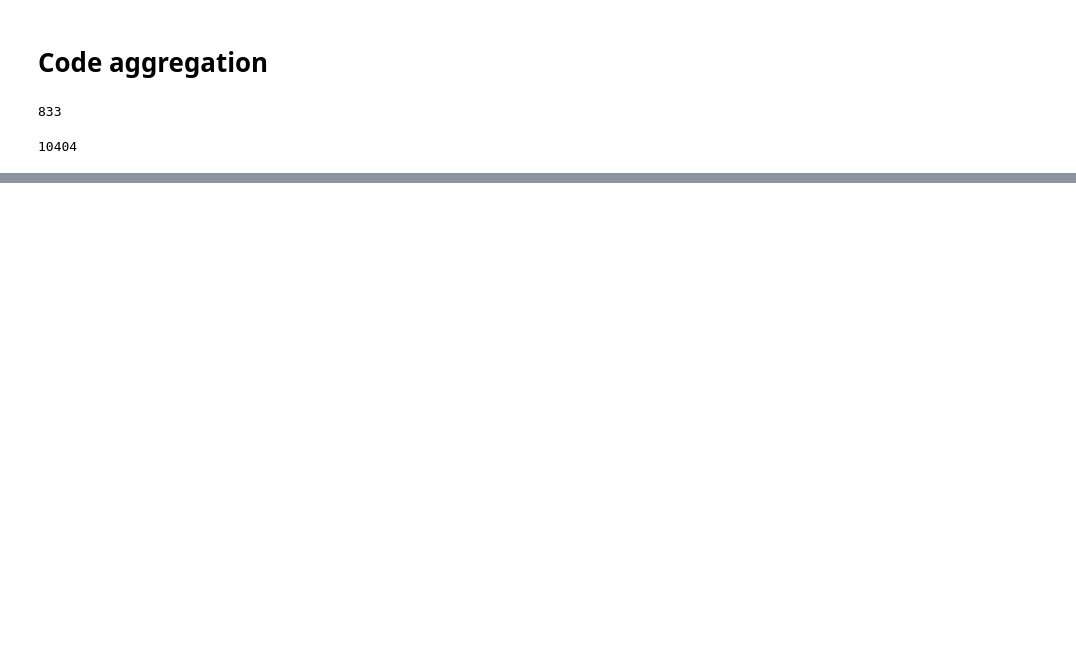
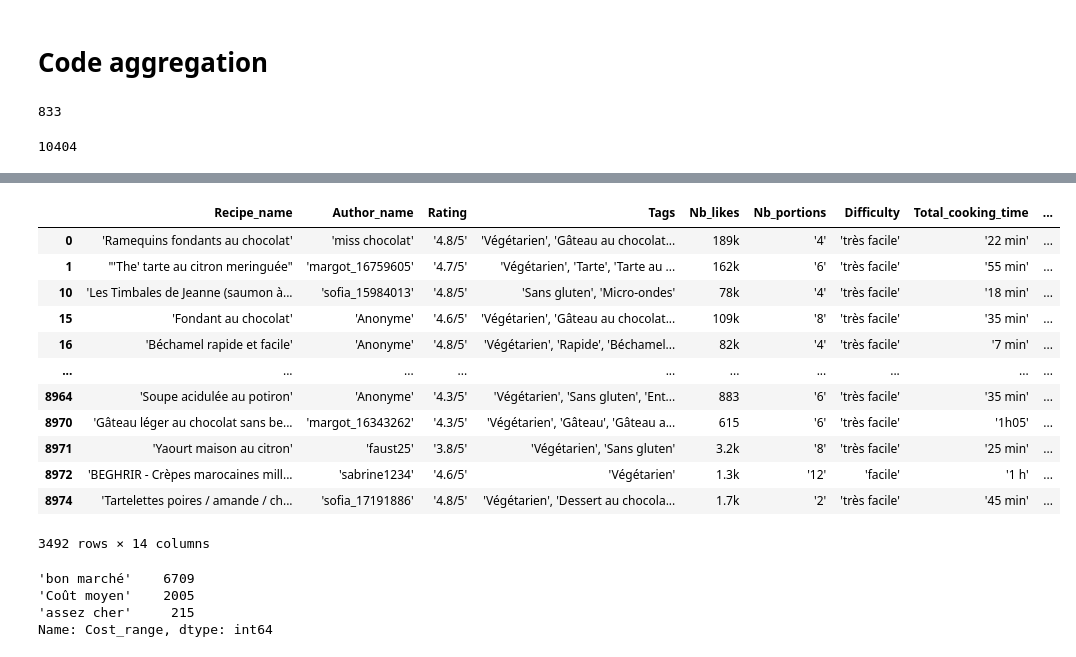
Before and after one commit to srosamont/Projects_Ironhack, a Jupyter notebook: web_scraping/Web_scrap_mamiton.ipynb, the cells around one changed output, grey strips where cells are left out. Saved outputs shown, nothing was run; the diff lists cells and outputs as text; code cells hidden in the pictures; blank space fills up the shorter version.

Commit message:
cleaning

```diff
--- a/web_scraping/Web_scrap_mamiton.ipynb
+++ b/web_scraping/Web_scrap_mamiton.ipynb
@@ -177,0 +159,2 @@ df
+# %%
+data.Difficulty=data.Difficulty.str.replace('trÃ¨s facile','très facile')
@@ -177,0 +169,13 @@ df
+# %%
+#cleaning cooking time columns
+data.Preparation_time=data.Preparation_time.map(lambda x: re.sub(r'\\xa0:|\\t*','',x.replace('Préparation','')))
+data.Cooking_time=data.Cooking_time.map(lambda x: re.sub(r'\\xa0:|\\t*|\\n*','',x.replace('Cuisson','')))
+data.Cooking_time=data.Cooking_time.str.replace('nn','')
+data.Total_cooking_time=data.Total_cooking_time.map(lambda x: re.sub(r'\\xa0:|\\t*|\\n*','',x.replace('Temps Total : ','')))
+# %%
+# cleaning List of Ingredients column
+data.List_of_ingredients=data.List_of_ingredients.map(lambda x: re.sub(r'(\W&\S)|\\n*','',x))
+# %%
+# cleaning recipe text
+data.Recipe_description=data.Recipe_description.map(lambda x: re.sub(r'\\n{2}|\\t{3}','',x))
+data.Recipe_description.str.replace('\t\t','')
@@ -177,0 +232,23 @@ df
+# %%
+data[data.List_of_ingredients.str.lower().str.contains('soupe')]
+# %% [output]
+|  | Recipe_name | Author_name | Rating | Tags | Nb_likes | Nb_portions | Difficulty | Total_cooking_time | ... |
+| 0 | 'Ramequins fondants au chocolat' | 'miss chocolat' | '4.8/5' | 'Végétarien', 'Gâteau au chocolat... | 189k | '4' | 'très facile' | '22 min' | ... |
+| 1 | "'The' tarte au citron meringuée" | 'margot_16759605' | '4.7/5' | 'Végétarien', 'Tarte', 'Tarte au ... | 162k | '6' | 'très facile' | '55 min' | ... |
+| 10 | 'Les Timbales de Jeanne (saumon à... | 'sofia_15984013' | '4.8/5' | 'Sans gluten', 'Micro-ondes' | 78k | '4' | 'très facile' | '18 min' | ... |
+| 15 | 'Fondant au chocolat' | 'Anonyme' | '4.6/5' | 'Végétarien', 'Gâteau au chocolat... | 109k | '8' | 'très facile' | '35 min' | ... |
+| 16 | 'Béchamel rapide et facile' | 'Anonyme' | '4.8/5' | 'Végétarien', 'Rapide', 'Béchamel... | 82k | '4' | 'très facile' | '7 min' | ... |
+| ... | ... | ... | ... | ... | ... | ... | ... | ... | ... |
+| 8964 | 'Soupe acidulée au potiron' | 'Anonyme' | '4.3/5' | 'Végétarien', 'Sans gluten', 'Ent... | 883 | '6' | 'très facile' | '35 min' | ... |
+| 8970 | 'Gâteau léger au chocolat sans be... | 'margot_16343262' | '4.3/5' | 'Végétarien', 'Gâteau', 'Gâteau a... | 615 | '6' | 'très facile' | '1h05' | ... |
+| 8971 | 'Yaourt maison au citron' | 'faust25' | '3.8/5' | 'Végétarien', 'Sans gluten' | 3.2k | '8' | 'très facile' | '25 min' | ... |
+| 8972 | 'BEGHRIR - Crèpes marocaines mill... | 'sabrine1234' | '4.6/5' | 'Végétarien' | 1.3k | '12' | 'facile' | '1 h' | ... |
+| 8974 | 'Tartelettes poires / amande / ch... | 'sofia_17191886' | '4.8/5' | 'Végétarien', 'Dessert au chocola... | 1.7k | '2' | 'très facile' | '45 min' | ... |
+3492 rows × 14 columns
+# %%
+pd.Series(data.Cost_range).value_counts()
+# %% [output]
+'bon marché'    6709
+'Coût moyen'    2005
+'assez cher'     215
+Name: Cost_range, dtype: int64
```
Also changed, not shown: parts of 19 cells of this notebook, 1 other file.
